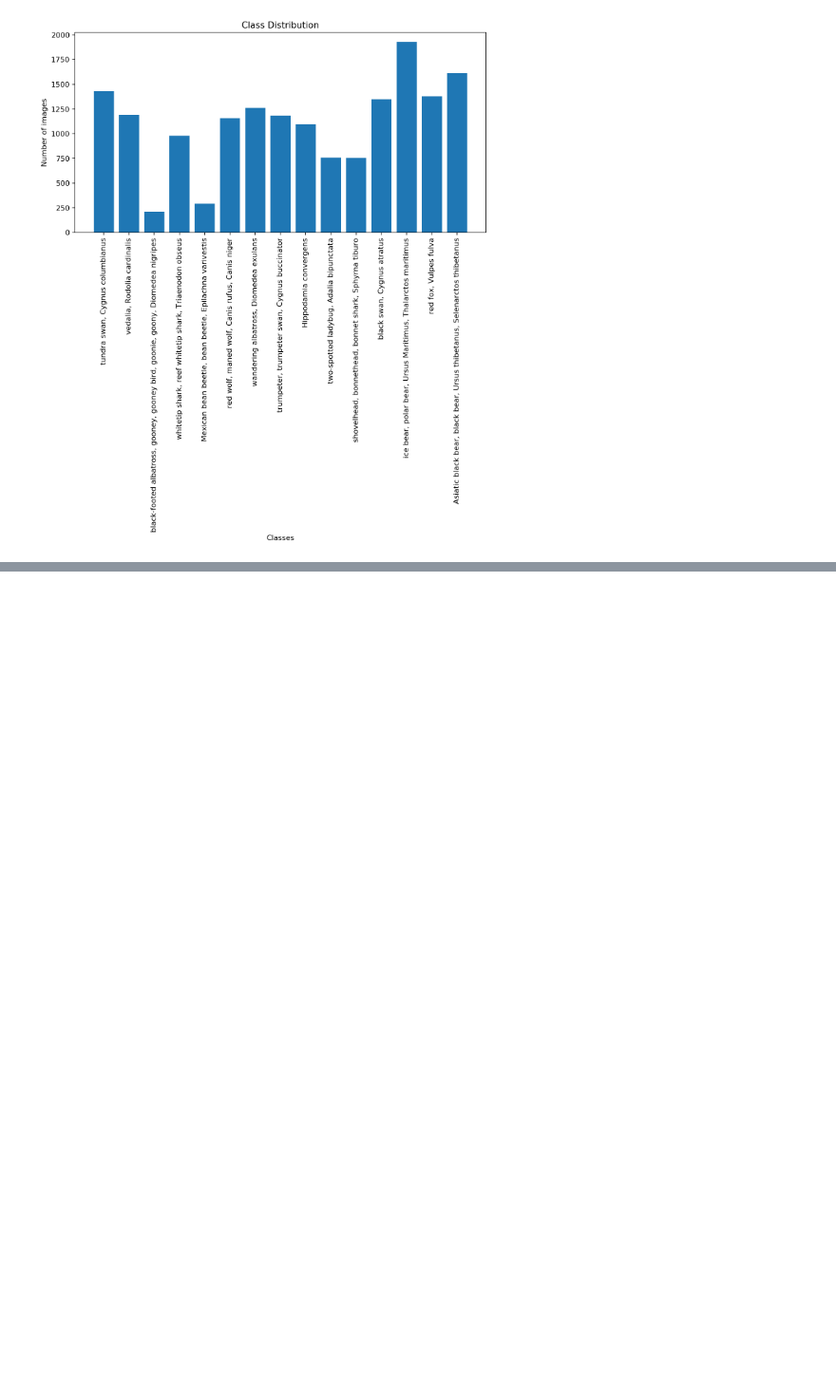
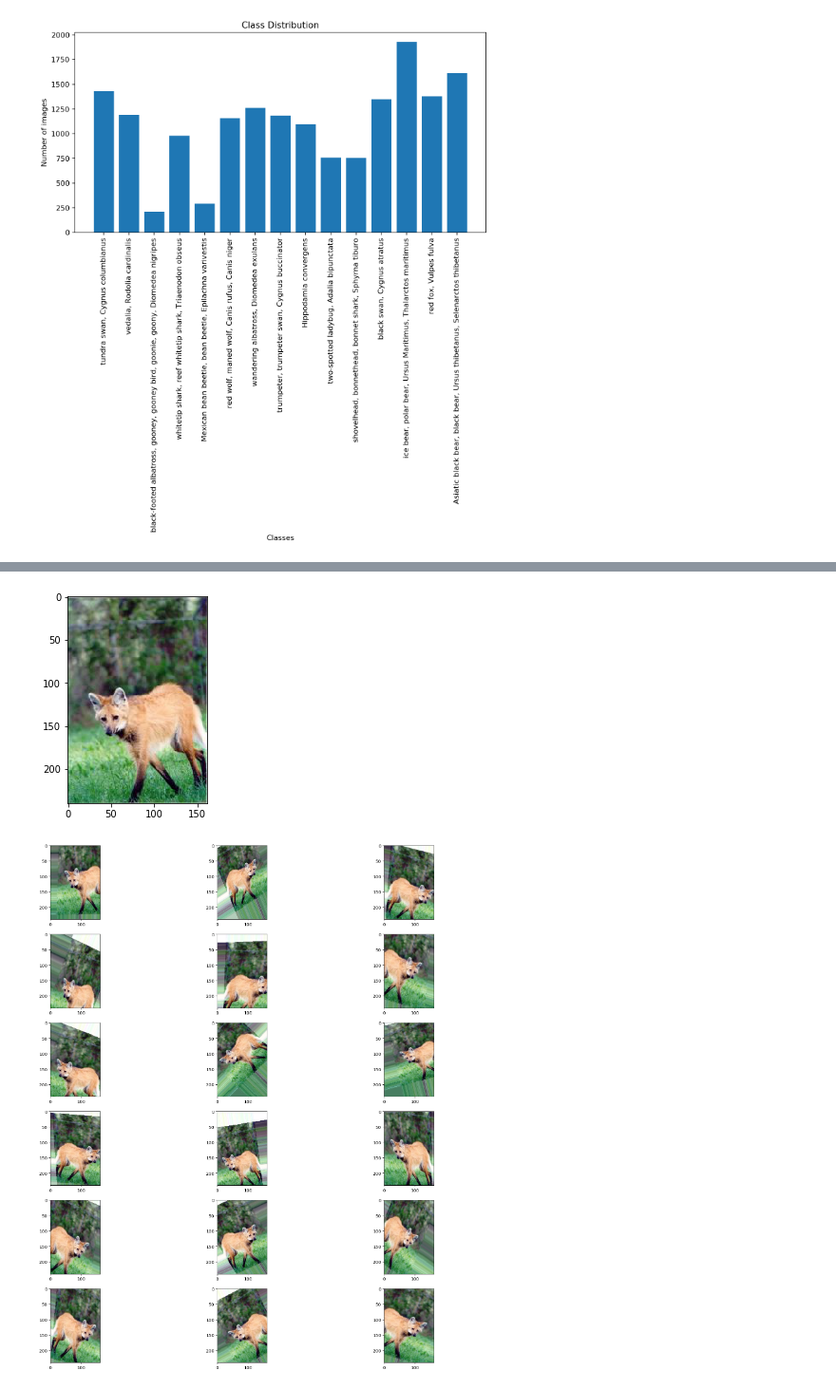
Before and after one commit to Weenkus/Image-Based-Phylogenetic-Classification, a Jupyter notebook: models/convnet.ipynb, the cells around one changed output, grey strips where cells are left out. Shown at 95% size. Saved outputs shown, nothing was run; the diff lists cells and outputs as text; code cells hidden in the pictures; blank space fills up the shorter version.

```diff
--- a/models/convnet.ipynb
+++ b/models/convnet.ipynb
@@ -90,0 +97,37 @@ plt.show()
+# %%
+datagen = ImageDataGenerator(
+        rotation_range=40,
+        width_shift_range=0.2,
+        height_shift_range=0.2,
+        rescale=1./255,
+        shear_range=0.2,
+        zoom_range=0.2,
+        horizontal_flip=True,
+        fill_mode='nearest')
+# %%
+random_index = np.random.randint(0, len(train))
+image_path = train[random_index]
+
+img = load_img(image_path)  # this is a PIL image
+x = img_to_array(img)  # this is a Numpy array with shape (3, 150, 150)
+x = x.reshape((1,) + x.shape)  # this is a Numpy array with shape (1, 3, 150, 150)
+
+# the .flow() command below generates batches of randomly transformed images
+# and saves the results to the `preview/` directory
+
+plt.imshow(img)
+plt.show()
+
+i = 0
+Analytics.set_image_size(20, 34, 100)
+for batch in datagen.flow(x, batch_size=1):
+    i += 1
+
+    plt.subplot(9, 3, i)
+    plt.imshow(batch[0,:,:,:])
+
+    if i > 17:
+        break  # otherwise the generator would loop indefinitely
+# %% [output]
+[figure, added]
+[figure, added]
```
Also changed, not shown: parts of 14 cells of this notebook, 1 other file.
